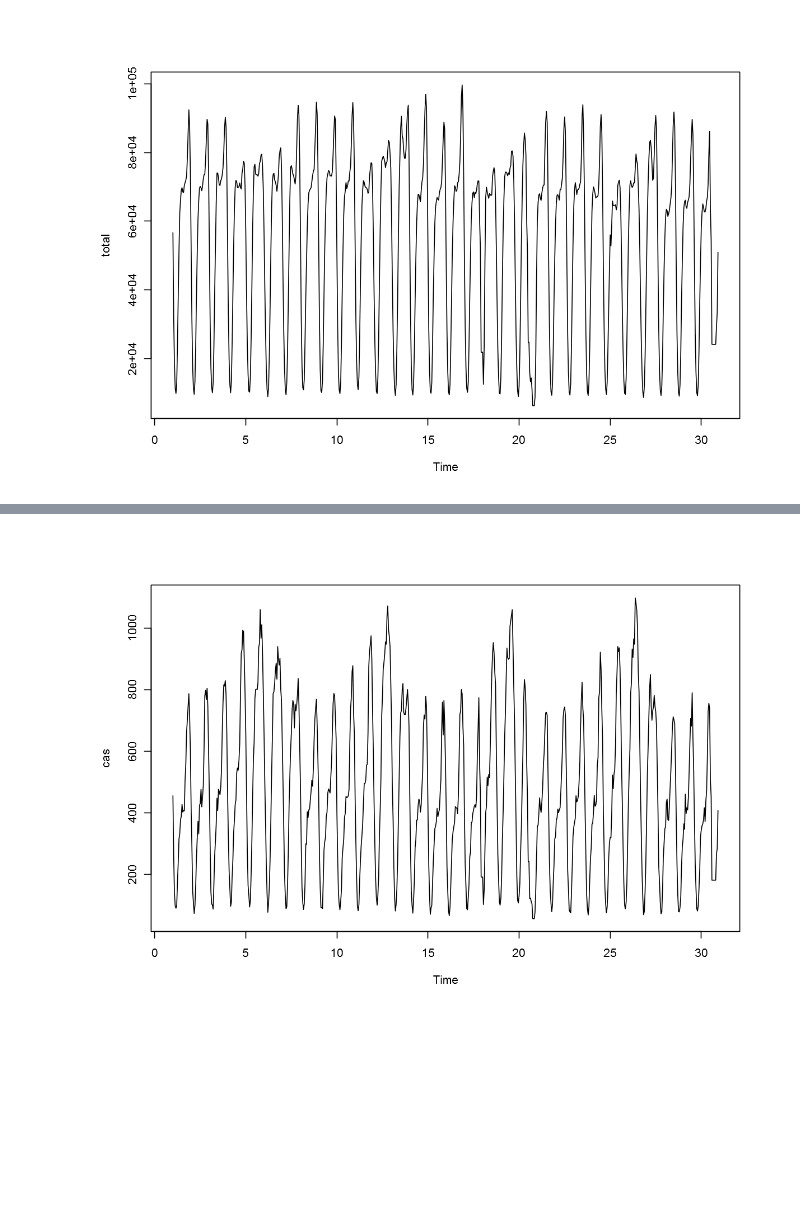
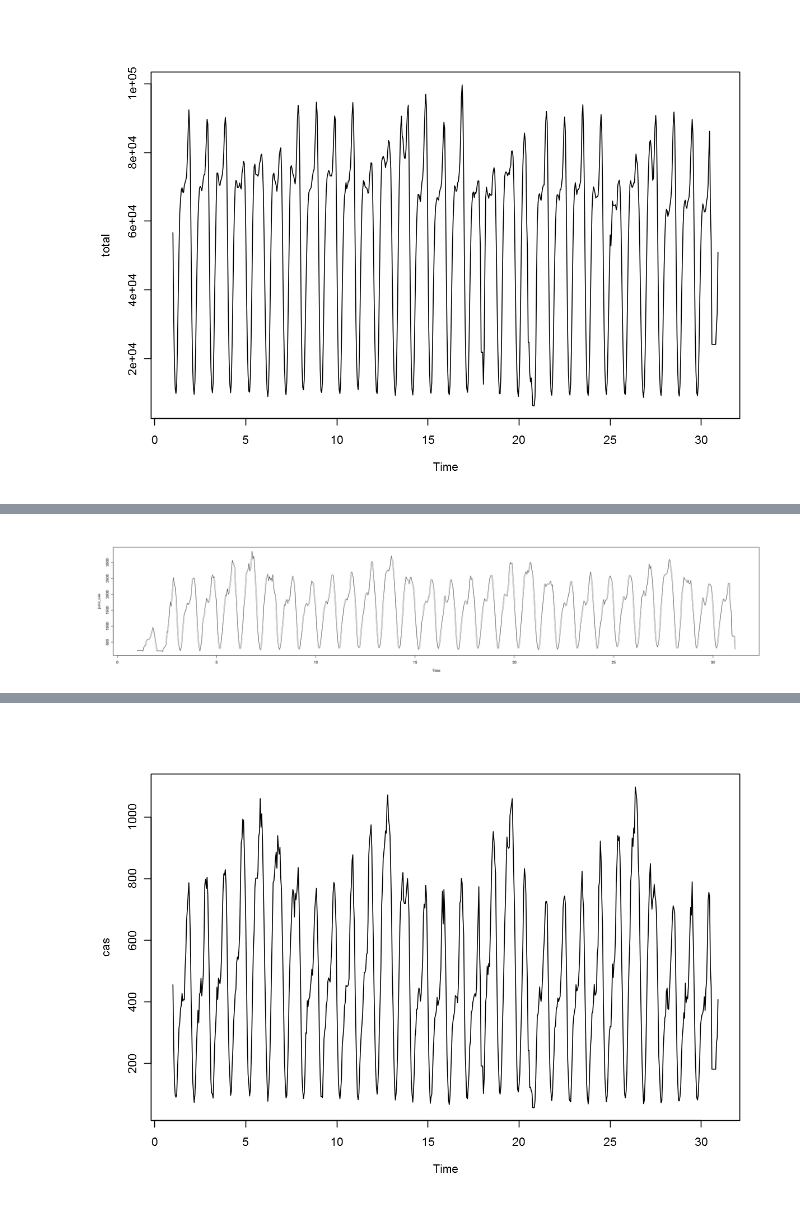
Before and after one commit to tj2huang/nyu-research, a Jupyter notebook: notebooks/r/r-plot.ipynb, the cells around one changed output, grey strips where cells are left out. Saved outputs shown, nothing was run; the diff lists cells and outputs as text; code cells hidden in the pictures; blank space fills up the shorter version.

```diff
--- a/notebooks/r/r-plot.ipynb
+++ b/notebooks/r/r-plot.ipynb
@@ -47,0 +60,4 @@ ts.plot(total)
+# %%
+ts.plot(june_cas)
+# %% [output]
+[figure, added]
```
Also changed, not shown: parts of 11 cells of this notebook, 5 other files.
